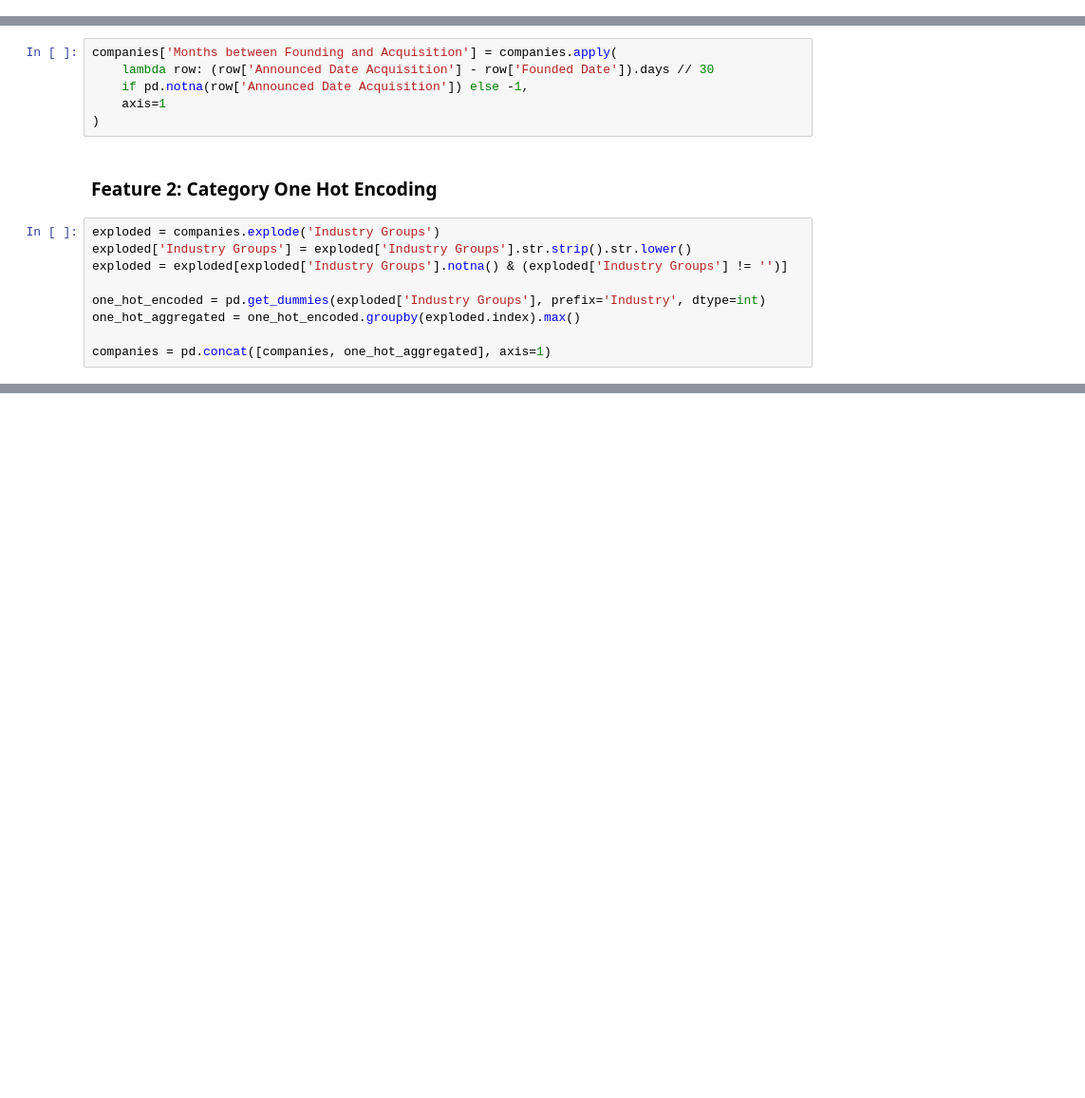
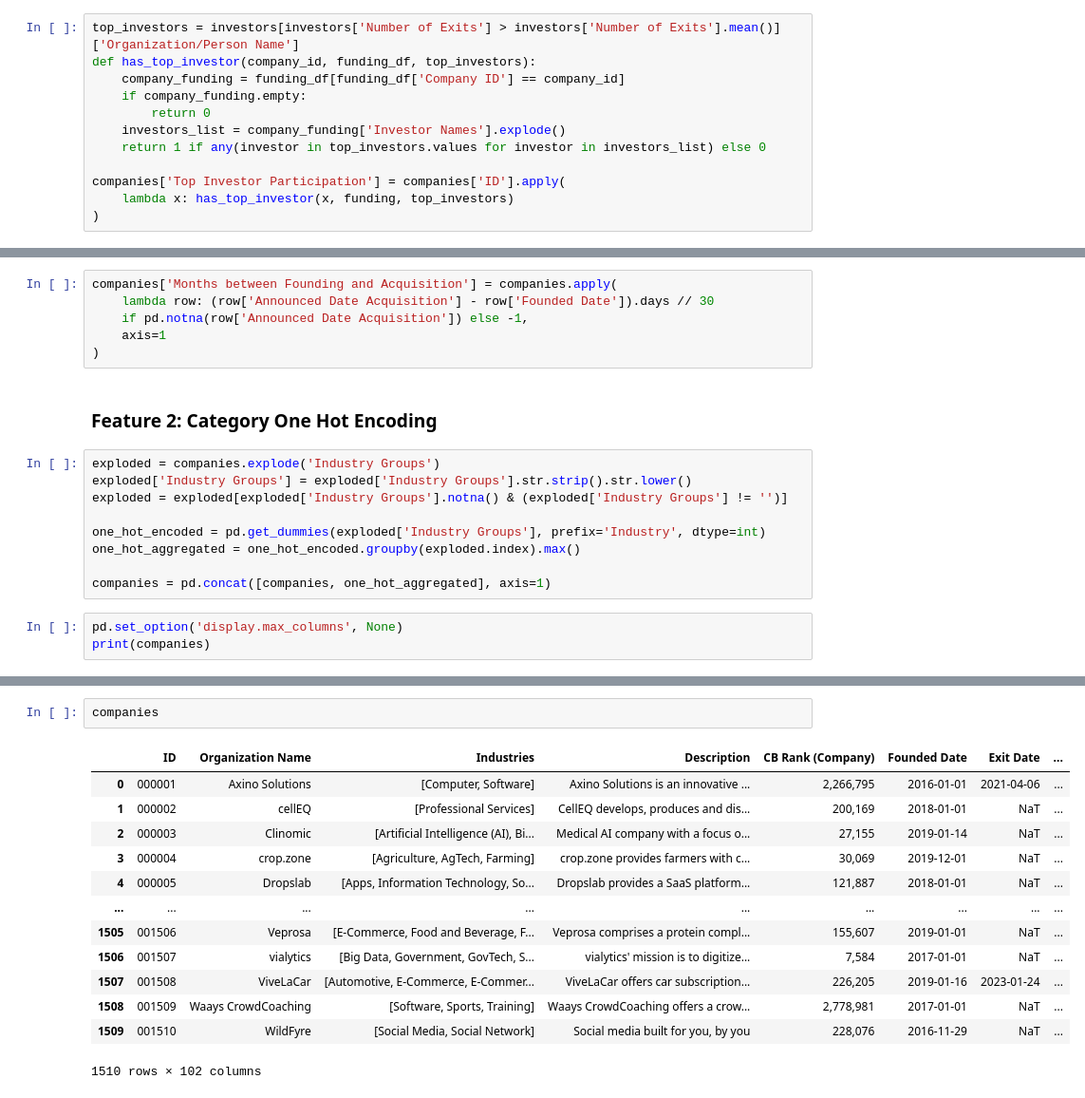
Before and after one commit to JDL05/PredictingVentureSuccess_ADA, a Jupyter notebook: Code/Feature Engineering/FeatureEngineering.ipynb, the cells around one changed output, grey strips where cells are left out. Shown at 95% size. Drawn from its saved outputs; the diff is of its cells as text; blank space fills up the shorter version.

```diff
--- a/Code/Feature Engineering/FeatureEngineering.ipynb
+++ b/Code/Feature Engineering/FeatureEngineering.ipynb
@@ -297,3 +323,15 @@ for country in distinct_countries:
+# %%
+top_investors = investors[investors['Number of Exits'] > investors['Number of Exits'].mean()]['Organization/Person Name']
+def has_top_investor(company_id, funding_df, top_investors):
+    company_funding = funding_df[funding_df['Company ID'] == company_id]
+    if company_funding.empty:
+        return 0
+    investors_list = company_funding['Investor Names'].explode()
+    return 1 if any(investor in top_investors.values for investor in investors_list) else 0
+
+companies['Top Investor Participation'] = companies['ID'].apply(
+    lambda x: has_top_investor(x, funding, top_investors)
+)
 # %% [markdown]
 ## New Features: Companies
 # %% [markdown]
@@ -315,3 +353,6 @@ one_hot_encoded = pd.get_dummies(exploded['Industry Groups'], prefix='Industry',
 one_hot_aggregated = one_hot_encoded.groupby(exploded.index).max()
 
 companies = pd.concat([companies, one_hot_aggregated], axis=1)
+# %%
+pd.set_option('display.max_columns', None)
+print(companies)
@@ -317,0 +377,16 @@ companies = pd.concat([companies, one_hot_aggregated], axis=1)
+# %%
+companies
+# %% [output]
+|  | ID | Organization Name | Industries | Description | CB Rank (Company) | Founded Date | Exit Date | ... |
+| 0 | 000001 | Axino Solutions | [Computer, Software] | Axino Solutions is an innovative ... | 2,266,795 | 2016-01-01 | 2021-04-06 | ... |
+| 1 | 000002 | cellEQ | [Professional Services] | CellEQ develops, produces and dis... | 200,169 | 2018-01-01 | NaT | ... |
+| 2 | 000003 | Clinomic | [Artificial Intelligence (AI), Bi... | Medical AI company with a focus o... | 27,155 | 2019-01-14 | NaT | ... |
+| 3 | 000004 | crop.zone | [Agriculture, AgTech, Farming] | crop.zone provides farmers with c... | 30,069 | 2019-12-01 | NaT | ... |
+| 4 | 000005 | Dropslab | [Apps, Information Technology, So... | Dropslab provides a SaaS platform... | 121,887 | 2018-01-01 | NaT | ... |
+| ... | ... | ... | ... | ... | ... | ... | ... | ... |
+| 1505 | 001506 | Veprosa | [E-Commerce, Food and Beverage, F... | Veprosa comprises a protein compl... | 155,607 | 2019-01-01 | NaT | ... |
+| 1506 | 001507 | vialytics | [Big Data, Government, GovTech, S... | vialytics' mission is to digitize... | 7,584 | 2017-01-01 | NaT | ... |
+| 1507 | 001508 | ViveLaCar | [Automotive, E-Commerce, E-Commer... | ViveLaCar offers car subscription... | 226,205 | 2019-01-16 | 2023-01-24 | ... |
+| 1508 | 001509 | Waays CrowdCoaching | [Software, Sports, Training] | Waays CrowdCoaching offers a crow... | 2,778,981 | 2017-01-01 | NaT | ... |
+| 1509 | 001510 | WildFyre | [Social Media, Social Network] | Social media built for you, by you | 228,076 | 2016-11-29 | NaT | ... |
+1510 rows × 102 columns
```
Also changed, not shown: parts of 8 cells of this notebook.
